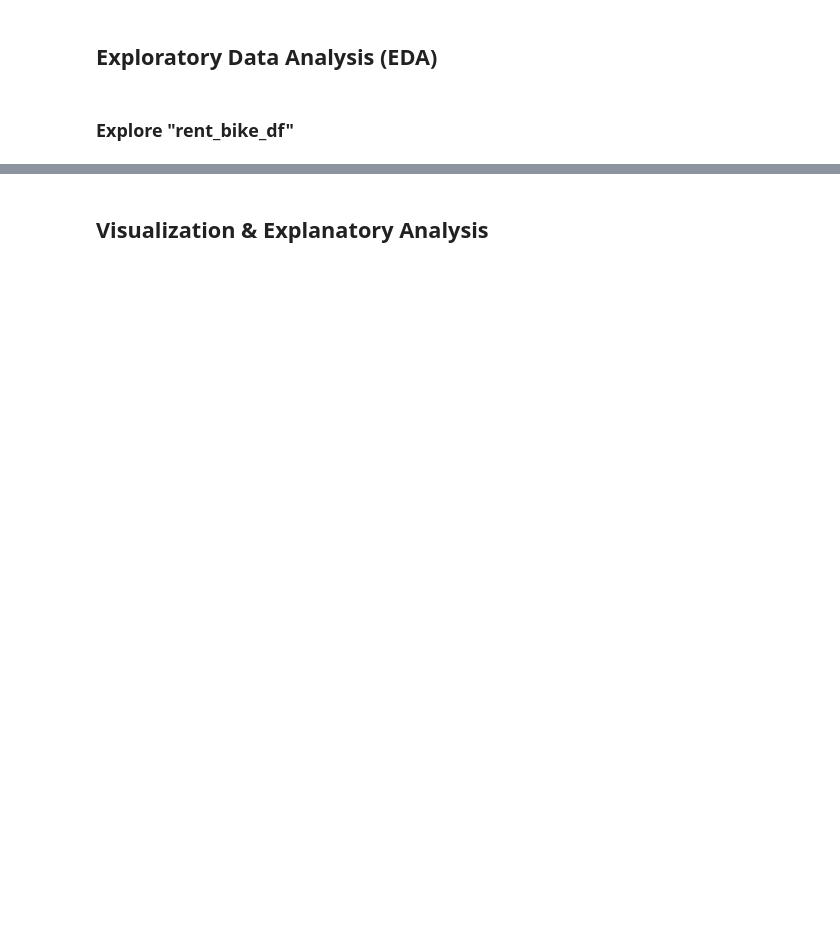
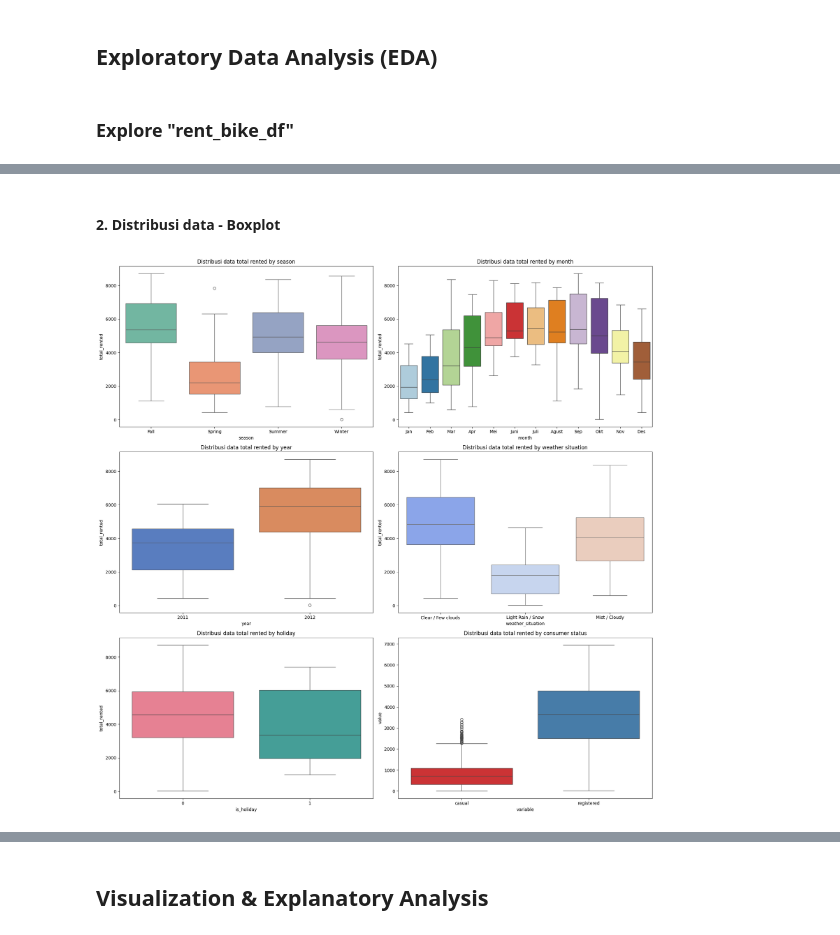
Before and after one commit to Dvaalmeyda/submission-proyek-analisis-data, a Jupyter notebook: Proyek_Analisis_Data.ipynb, the cells around one changed output, grey strips where cells are left out. Cells and saved outputs as stored; diff of their text form; code cells hidden in the pictures; blank space fills up the shorter version.

```diff
--- a/Proyek_Analisis_Data.ipynb
+++ b/Proyek_Analisis_Data.ipynb
@@ -284,0 +299,2 @@ bike_rent_df.head(3)
+# %% [markdown]
+#### 2. Distribusi data - Boxplot
@@ -284,0 +308,44 @@ bike_rent_df.head(3)
+# %%
+# Setup figure size and subplots
+fig, axes = plt.subplots(3, 2, figsize=(18, 18))  # 3 rows, 2 columns
+
+# Color palette
+season_palette = sns.color_palette("Set2")
+month_palette = sns.color_palette("Paired", 12)
+year_palette = sns.color_palette("muted", 2)
+weather_palette = sns.color_palette("coolwarm", 4)
+holiday_palette = sns.color_palette("husl", 2)
+consumer_palette = sns.color_palette("Set1", 2)
+
+# Distribusi data by season
+sns.boxplot(data=bike_rent_df, x='season', y='total_rented', ax=axes[0, 0], palette=season_palette)
+axes[0, 0].set_title('Distribusi data total rented by season')
+
+# Distribusi data by month
+bike_rent_df['month'] = pd.Categorical(bike_rent_df['month'], categories=month_order, ordered=True)
+sns.boxplot(data=bike_rent_df, x='month', y='total_rented', ax=axes[0, 1], palette=month_palette)
+axes[0, 1].set_title('Distribusi data total rented by month')
+
+# Distribusi data by year
+sns.boxplot(data=bike_rent_df, x='year', y='total_rented', ax=axes[1, 0], palette=year_palette)
+axes[1, 0].set_title('Distribusi data total rented by year')
+
+# Distribusi data by weather_situation
+sns.boxplot(data=bike_rent_df, x='weather_situation', y='total_rented', ax=axes[1, 1], palette=weather_palette)
+axes[1, 1].set_title('Distribusi data total rented by weather situation')
+
+# Distribusi data by holiday
+sns.boxplot(data=bike_rent_df, x='is_holiday', y='total_rented', ax=axes[2, 0], palette=holiday_palette)
+axes[2, 0].set_title('Distribusi data total rented by holiday')
+
+# Distribusi data by consumer status
+sns.boxplot(data=bike_rent_df.melt(id_vars=['instant', 'date', 'season', 'year', 'month', 'is_holiday', 'weather_situation', 'total_rented'],
+                                   value_vars=['casual', 'registered']),
+                                   x='variable', y='value', ax=axes[2, 1], palette=consumer_palette)
+axes[2, 1].set_title('Distribusi data total rented by consumer status')
+
+
+plt.tight_layout()
+plt.show()
+# %% [output]
+[figure, added]
```
Also changed, not shown: parts of 39 cells of this notebook, 2 other files.
